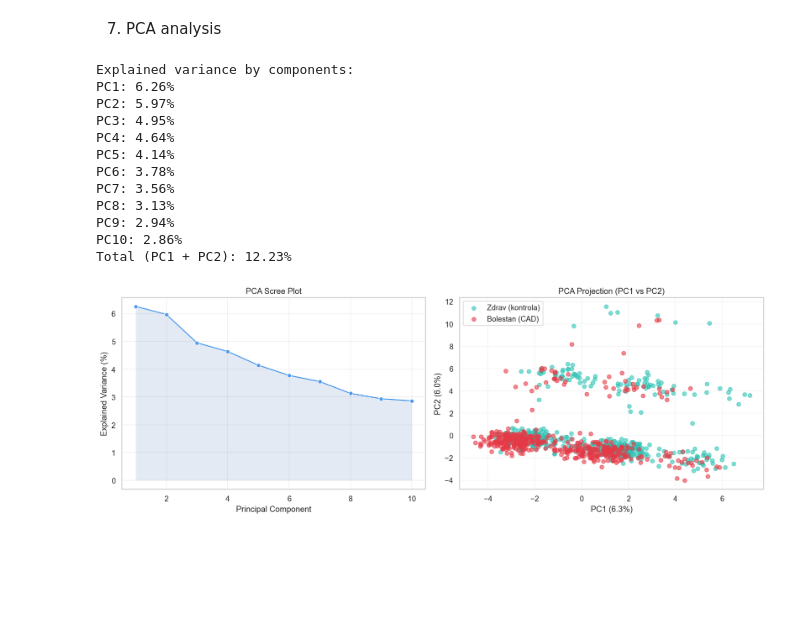
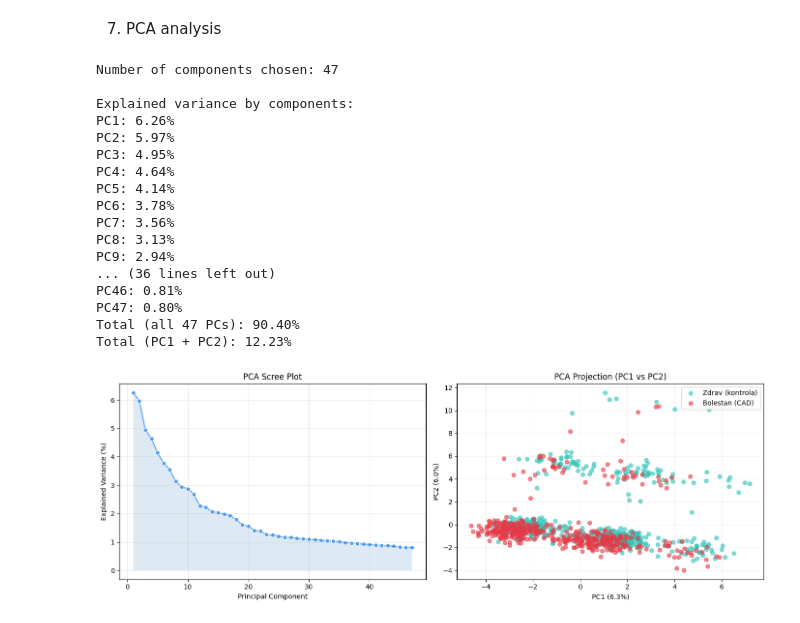
Before and after one commit to TaraMackovic/SNP-Analysis, a Jupyter notebook: src/eda.ipynb, the cells around one changed output. Saved outputs shown, nothing was run; the diff lists cells and outputs as text; code cells hidden in the pictures; blank space fills up the shorter version.

```diff
--- a/src/eda.ipynb
+++ b/src/eda.ipynb
@@ -167,51 +167,60 @@ plt.savefig('../plots/eda_genotype_by_class.png', bbox_inches='tight')
 scaler = StandardScaler()
 X_scaled = scaler.fit_transform(X)
 
-pca = PCA(n_components=10)
+pca = PCA(n_components=0.9)  # zadrzi 90% variance
 X_pca = pca.fit_transform(X_scaled)
 explained = pca.explained_variance_ratio_ * 100
+
+print("Number of components chosen:", pca.n_components_)
 
 print("\nExplained variance by components:")
 for i, var in enumerate(explained):
     print(f"PC{i+1}: {var:.2f}%")
 
+print(f"Total (all {pca.n_components_} PCs): {explained.sum():.2f}%")
+
 print(f"Total (PC1 + PC2): {explained[:2].sum():.2f}%")
 
 fig, (ax1, ax2) = plt.subplots(1, 2, figsize=(14, 5))
 
-sns.lineplot(x=range(1, 11), y=explained, marker='o', ax=ax1, color="#4e9af1")
-ax1.fill_between(range(1, 11), explained, alpha=0.15)
+sns.lineplot(x=range(1, pca.n_components_ + 1), y=explained, marker='o', ax=ax1, color="#4e9af1")
+ax1.fill_between(range(1, pca.n_components_ + 1), explained, alpha=0.15)
 ax1.set_title('PCA Scree Plot')
 ax1.set_xlabel('Principal Component')
 ax1.set_ylabel('Explained Variance (%)')
 ax1.grid(True, alpha=0.3)
 
 colors = {0: '#2ec4b6', 1: '#e63946'}
 labels = {0: 'Zdrav (kontrola)', 1: 'Bolestan (CAD)'}
 for cls in [0, 1]:
     mask = Y == cls
     ax2.scatter(X_pca[mask, 0], X_pca[mask, 1],
                 c=colors[cls], label=labels[cls], alpha=0.6, s=35)
 
 ax2.set_xlabel(f'PC1 ({explained[0]:.1f}%)')
 ax2.set_ylabel(f'PC2 ({explained[1]:.1f}%)')
 ax2.set_title('PCA Projection (PC1 vs PC2)')
 ax2.legend()
 ax2.grid(True, alpha=0.2)
 
 plt.tight_layout()
 plt.savefig('../plots/eda_pca.png', bbox_inches='tight')
 # %% [output]
+Number of components chosen: 47
+
 Explained variance by components:
 PC1: 6.26%
 PC2: 5.97%
 PC3: 4.95%
 PC4: 4.64%
 PC5: 4.14%
 PC6: 3.78%
 PC7: 3.56%
 PC8: 3.13%
 PC9: 2.94%
-PC10: 2.86%
+... (36 lines left out)
+PC46: 0.81%
+PC47: 0.80%
+Total (all 47 PCs): 90.40%
 Total (PC1 + PC2): 12.23%
-[figure, old version]
+[figure, new version]
```
Also changed, not shown: parts of 5 cells of this notebook, 12 other files.
